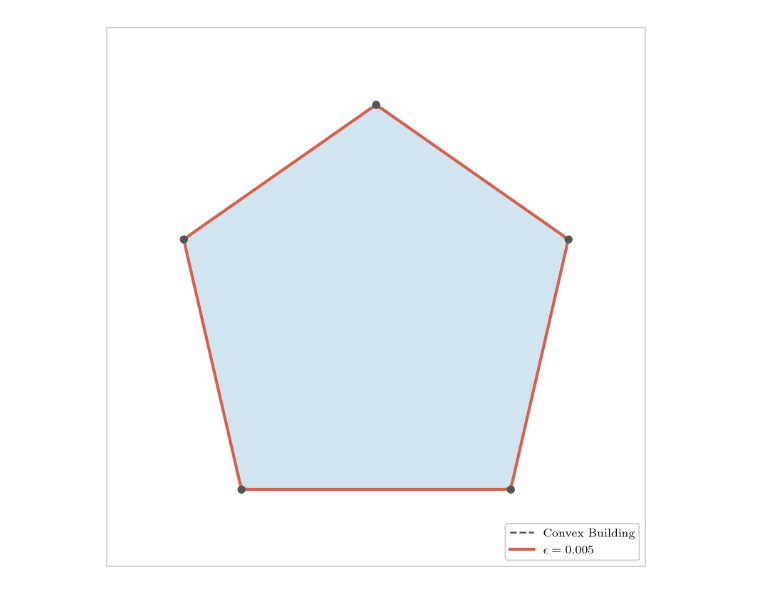
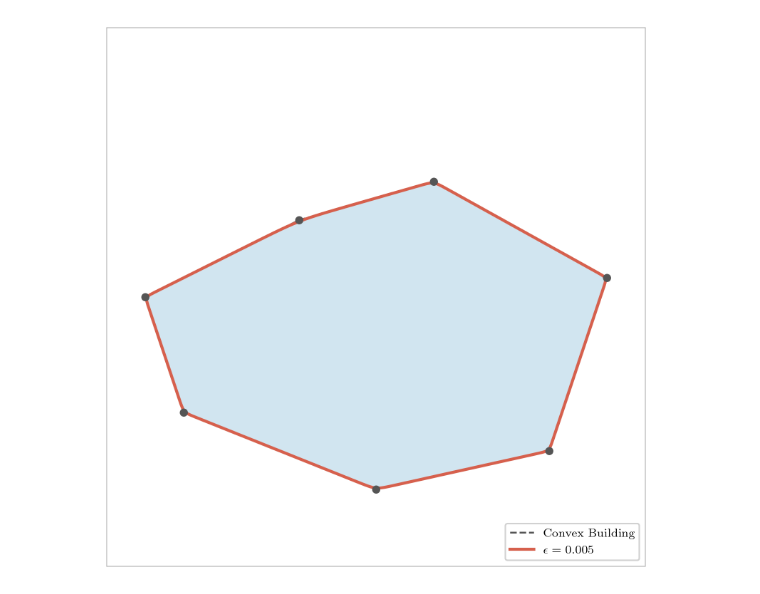
Before and after one commit to jeffersonkim97/Defender_Strategy, a Jupyter notebook: Results/concept_diagram_sec_III_A.ipynb, the cells around one changed output. Saved outputs shown, nothing was run; the diff lists cells and outputs as text; code cells hidden in the pictures.

```diff
--- a/Results/concept_diagram_sec_III_A.ipynb
+++ b/Results/concept_diagram_sec_III_A.ipynb
@@ -19,12 +19,21 @@ OUTPUT_FILE = f'lse_boundary_eps{EPSILON}.pdf'
 # ─────────────────────────────────────────────────────────────────────────────
 
 # Convex pentagon building
+# vertices = np.array([
+#     [0.5,  1.0],   # top
+#     [1.0,  0.65],  # right-top
+#     [0.85, 0.0],   # right-bottom
+#     [0.15, 0.0],   # left-bottom
+#     [0.0,  0.65],  # left-top
+# ])
 vertices = np.array([
-    [0.5,  1.0],   # top
-    [1.0,  0.65],  # right-top
-    [0.85, 0.0],   # right-bottom
-    [0.15, 0.0],   # left-bottom
-    [0.0,  0.65],  # left-top
+    [0.3,  0.7],   # top-left
+    [0.65, 0.8],   # top-right
+    [1.1,  0.55],  # right
+    [0.95, 0.1],   # bottom-right
+    [0.5,  0.0],   # bottom-middle
+    [0.0,  0.2],   # bottom-left
+    [-0.1, 0.5],   # left
 ])
 verts_closed = np.vstack([vertices, vertices[0]])
 
@@ -74,13 +83,6 @@ ax.plot(verts_closed[:, 0], verts_closed[:, 1],
         color='#555555', linewidth=1.2, linestyle='--',
         zorder=3, label=r'Hard constraint')
 
-# Log-sum-exp zero level set
-# cs = ax.contour(xx, yy, R, levels=[0.0],
-#                 colors=['#d6604d'], linewidths=2.0, zorder=4)
-# Filled contours to show the smooth transition region
-# ax.contourf(xx, yy, R, levels=np.linspace(-0.3, 0.3, 20),
-#             cmap='RdBu_r', alpha=0.4, zorder=0)
-
 # Zero level set (smooth boundary)
 cs = ax.contour(xx, yy, R, levels=[0.0],
                 colors=['#d6604d'], linewidths=2.0, zorder=4)
@@ -88,32 +90,32 @@ cs = ax.contour(xx, yy, R, levels=[0.0],
 # Sensor dot
 # ax.scatter(*sensor_pos, s=60, color='#e6700b',
 #            zorder=6, clip_on=False, label=r'Sensor $\mathbf{x}_j$')
 
 # Vertex dots on hard boundary
 for v in vertices:
     ax.scatter(*v, s=20, color='#555555', zorder=5, clip_on=False)
 
 ax.set_xlim(-0.2, 1.2)
 ax.set_ylim(-0.2, 1.2)
 ax.set_aspect('equal')
 # ax.set_title(r'$\epsilon = ' + str(EPSILON) + r'$', fontsize=10, pad=6)
 ax.tick_params(left=False, bottom=False,
                labelleft=False, labelbottom=False)
 for spine in ax.spines.values():
     spine.set_linewidth(0.5)
     spine.set_color('#aaaaaa')
 
 # Legend
 lse_line = Line2D([0], [0], color='#d6604d', linewidth=2.0,
                   label=r'$\epsilon = ' + str(EPSILON) + r'$')
 hard_line = Line2D([0], [0], color='#555555', linewidth=1.2,
                    linestyle='--', label=r'Convex Building')
 # sensor_dot = Line2D([0], [0], marker='o', color='w',
 #                     markerfacecolor='#e6700b', markersize=6,
 #                     label=r'Sensor $\mathbf{x}_j$')
 ax.legend(handles=[hard_line, lse_line],
           fontsize=8, loc='lower right',
           framealpha=0.9, edgecolor='#cccccc')
-plt.savefig("concept_diagram_sec_III_A_epsilon_"+str(EPSILON)+".png", bbox_inches="tight", dpi=300)
+# plt.savefig("concept_diagram_sec_III_A_epsilon_"+str(EPSILON)+".png", bbox_inches="tight", dpi=300)
 # %% [output]
-[figure, old version]
+[figure, new version]
```
Also changed, not shown: parts of 3 cells of this notebook, 55 other files.
